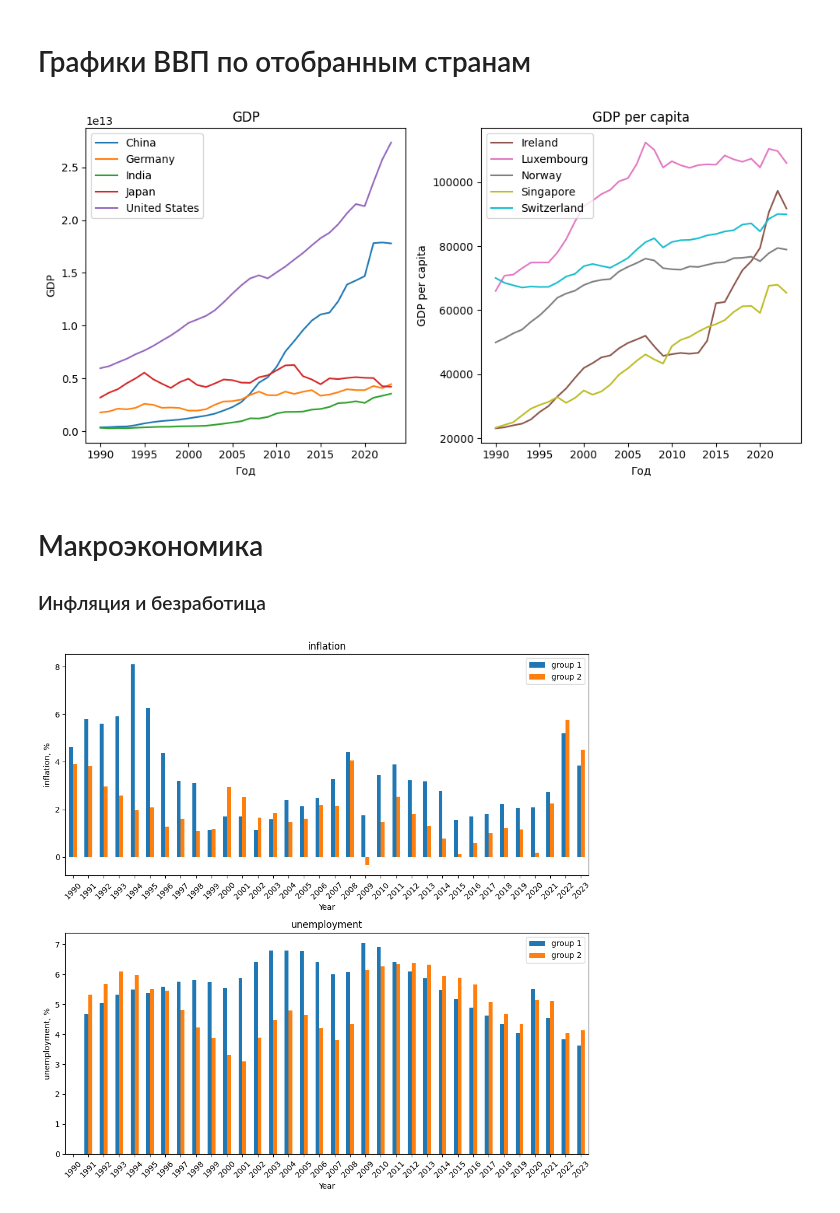
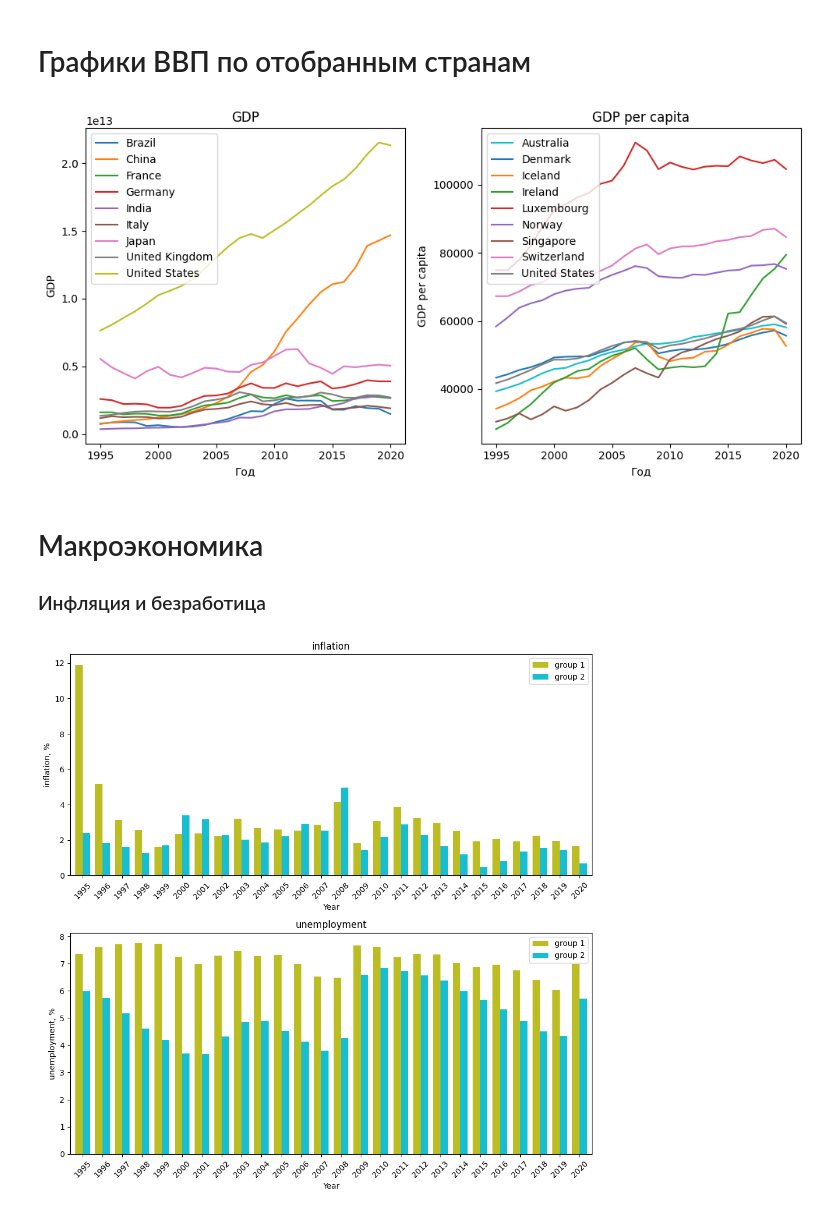
Before and after one commit to XTerris/economic_analysis, a Jupyter notebook: main.ipynb, the cells around one changed output. Saved outputs shown, nothing was run; the diff lists cells and outputs as text; code cells hidden in the pictures.

Commit message:
New graphs

```diff
--- a/main.ipynb
+++ b/main.ipynb
@@ -12,11 +12,16 @@ import matplotlib.pyplot as plt
 csv_delimiter = '::'
 # indicators to analysis
 indicators = [
-    'NY.GDP.MKTP.CD',   # GDP (current $)
-    'NY.GDP.PCAP.KD',   # GDP per capita (constant 2015 $)
-    'FP.CPI.TOTL.ZG',   # Inflation, consumer prices (annual %)
-    'SL.UEM.TOTL.ZS',   # Unemployment, total (% of total labor force) (modeled ILO estimate)
-    'SP.DYN.CDRT.IN',   # Death rate
+    'NY.GDP.MKTP.CD',       # GDP (current $)
+    'NY.GDP.PCAP.KD',       # GDP per capita (constant 2015 $)
+    'FP.CPI.TOTL.ZG',       # Inflation, consumer prices (annual %)
+    'SL.UEM.TOTL.ZS',       # Unemployment, total (% of total labor force) (modeled ILO estimate)
+    'DXGSRMRCHNSCD',        # Exports Merchandise, Customs, current US$, millions, not seas. adj.
+    'DMGSRMRCHNSCD',        # Imports Merchandise, Customs, current US$, millions, not seas. adj.
+
+    "TX.VAL.TECH.CD",       # High-technology exports (current US$)
+
+    'SP.DYN.CDRT.IN',       # Death rate
 ]
 
 def download_json(url: str, filepath: str):
@@ -131,12 +142,17 @@ replace_rules = {
     'GDP per capita (constant 2015 US$)': 'GDP per capita',
     'Inflation, consumer prices (annual %)': 'inflation',
     'Unemployment, total (% of total labor force) (modeled ILO estimate)': 'unemployment',
-    'Death rate, crude (per 1,000 people)': 'death rate'
-}
+    'Exports Merchandise, Customs, current US$, millions, not seas. adj.': 'merchandise exports',
+    'Imports Merchandise, Customs, current US$, millions, not seas. adj.': 'imports merchandise',
+    "High-technology exports (current US$)": 'high-technology exports',
+    'Death rate, crude (per 1,000 people)': 'death rate',
+
+    }
 
 for a, b in replace_rules.items():
-    raw_df[b] = raw_df[a]
-    raw_df.drop(columns=[a], inplace=True)
+    if a in raw_df.columns:
+        raw_df[b] = raw_df[a]
+        raw_df.drop(columns=[a], inplace=True)
 # %%
 raw_df.info()
 # %% [output]
@@ -213,7 +232,11 @@ include_regions = np.array([
 # dataset of needed countries
 cleared_df = raw_df[raw_df["country"].isin(include_regions)]
 
-N = 5
+# countries in each group
+N = 9
+# years to analyze (including edges)
+start_year = 1995
+end_year = 2020
 
 # arrange by last available year
 top_absolute_GDP_countries = cleared_df[cleared_df["date"] == 2023].sort_values(    # group 1
@@ -247,8 +273,13 @@ Top 5 countries by GDP per capite (group 2):
 Name: country, dtype: object
 # %%
 # create new dataframe with choosed countries
-df = cleared_df[cleared_df['country'].isin(pd.concat([top_absolute_GDP_countries, top_GDP_per_capita_countries]))][cleared_df['date'] >= 1990].sort_values('date', ascending=True)
+df = cleared_df[cleared_df['country'].isin(pd.concat([top_absolute_GDP_countries, top_GDP_per_capita_countries]))][cleared_df['date'] >= start_year][cleared_df['date'] <= end_year].sort_values('date', ascending=True)
 df['group'] = df['country'].isin(top_GDP_per_capita_countries) + 1
+
+#################### hotfix if country is in both lists simultaneously
+to_duplicate = df[df['country'].isin(top_absolute_GDP_countries)][df['country'].isin(top_GDP_per_capita_countries)]
+to_duplicate['group'] = 1
+df = pd.concat([df, to_duplicate])
 # %%
 df
 # %% [output]
@@ -295,38 +326,38 @@ for i in range(2):
 plt.tight_layout()
 plt.show()
 # %% [output]
-[figure, old version]
+[figure, new version]
 # %% [markdown]
 # Макроэкономика
 ### Инфляция и безработица
 # %%
 fig = plt.figure("Inflation and unemployment", figsize=(10, 10))
 
 attributes = ["inflation", "unemployment"]
-colors = [next(color_gen), next(color_gen)]
+colors = [next(color_gen) for i in range(2)]
 
 
 for i in range(2):
     axis = plt.subplot(2, 1, i + 1)
     plt.title(attributes[i])
 
     means = (
         df.groupby(["date", "group"])
         .aggregate({attributes[i]: "mean"})
         .unstack(level=1)
     )
     axis = means.plot(
         kind="bar",
         ylabel=attributes[i] + ", %",
         rot=45,
         xlabel="Year",
         ax=axis,
         color=colors,
+        width=0.74
     )
     plt.legend(labels=['group 1', 'group 2'])
 
-
 plt.tight_layout()
 plt.show()
 # %% [output]
-[figure, old version]
+[figure, new version]
```
Also changed, not shown: parts of 12 cells of this notebook.
